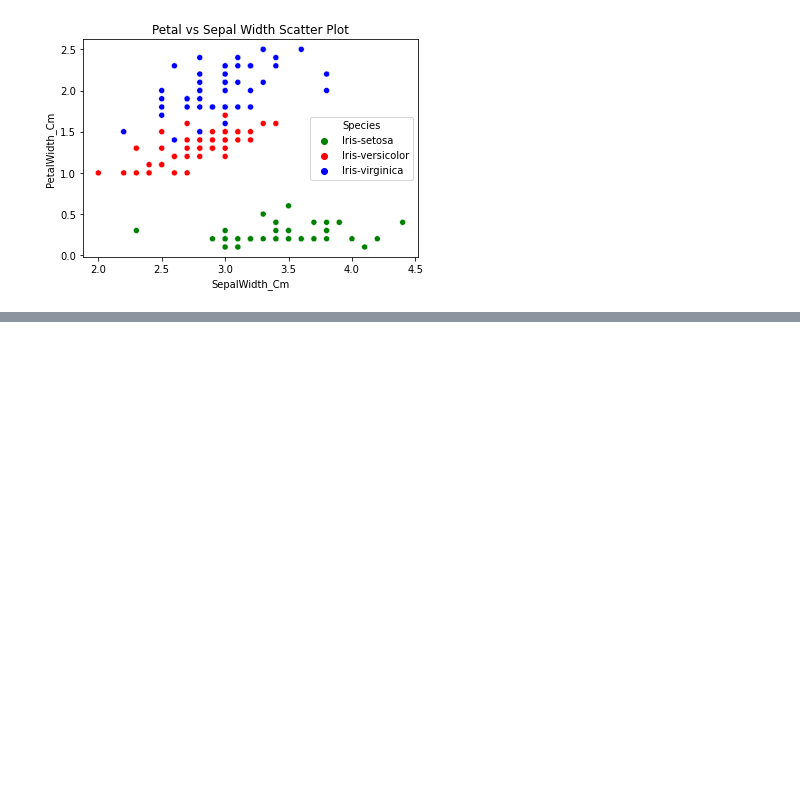
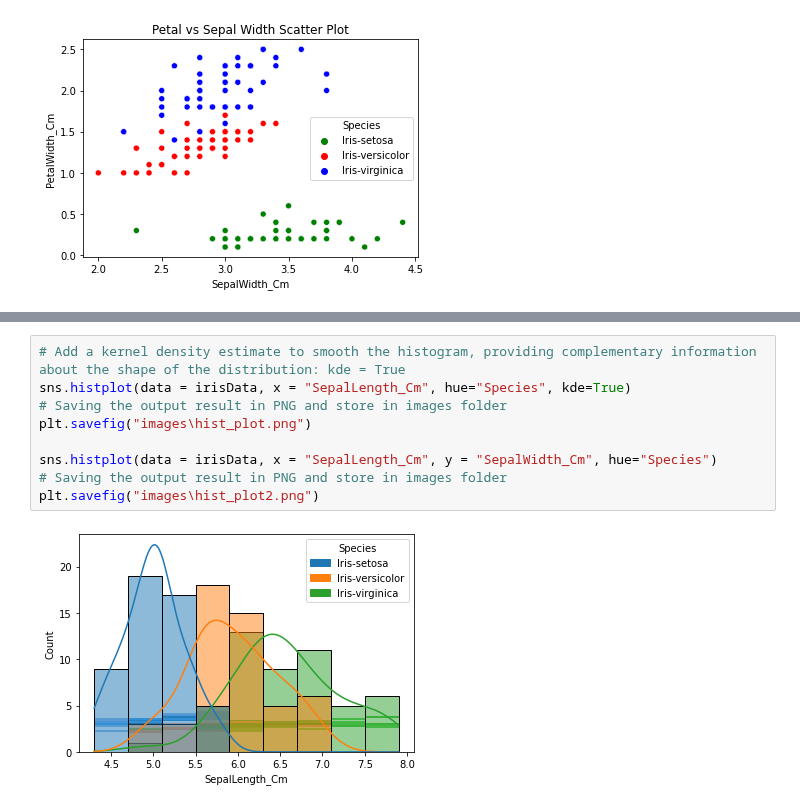
Before and after one commit to splitcomma/pands-project, a Jupyter notebook: analysis.ipynb, the cells around one changed output, grey strips where cells are left out. Drawn from its saved outputs; the diff is of its cells as text; blank space fills up the shorter version.

```diff
--- a/analysis.ipynb
+++ b/analysis.ipynb
@@ -187,0 +199,11 @@ plt.savefig("images\histogram_ratio.png")
+# %%
+# Add a kernel density estimate to smooth the histogram, providing complementary information about the shape of the distribution: kde = True
+sns.histplot(data = irisData, x = "SepalLength_Cm", hue="Species", kde=True)
+# Saving the output result in PNG and store in images folder
+plt.savefig("images\hist_plot.png")
+
+sns.histplot(data = irisData, x = "SepalLength_Cm", y = "SepalWidth_Cm", hue="Species")
+# Saving the output result in PNG and store in images folder
+plt.savefig("images\hist_plot2.png")
+# %% [output]
+[figure, added]
```
Also changed, not shown: parts of 7 cells of this notebook, 11 other files.
